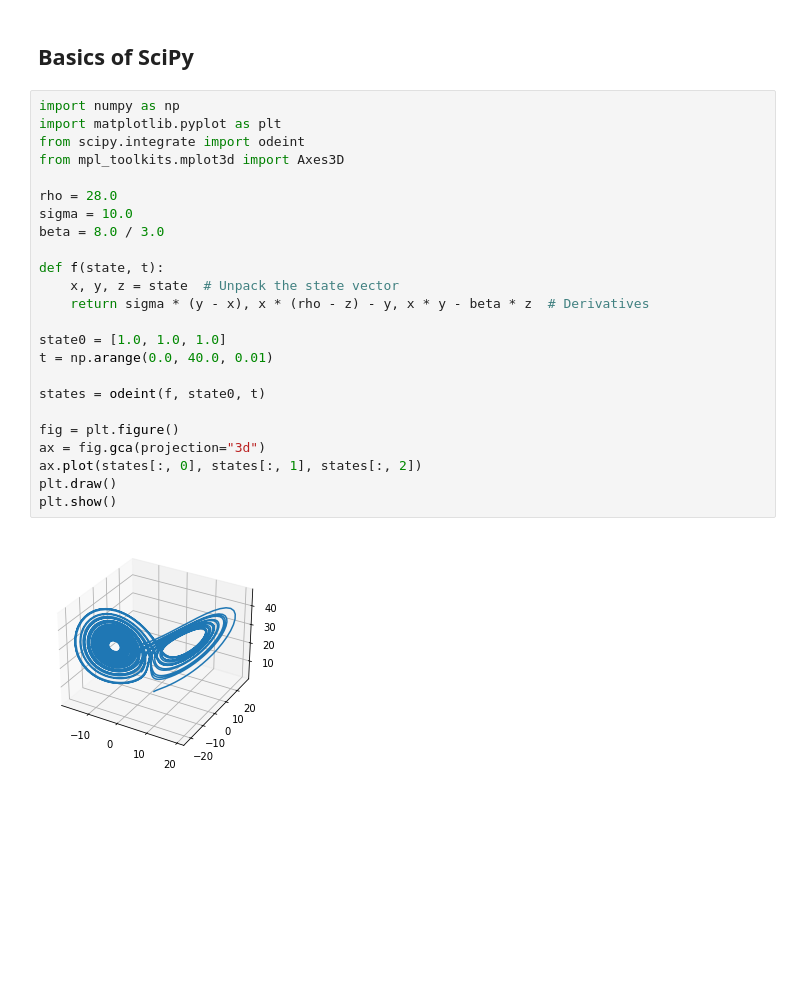
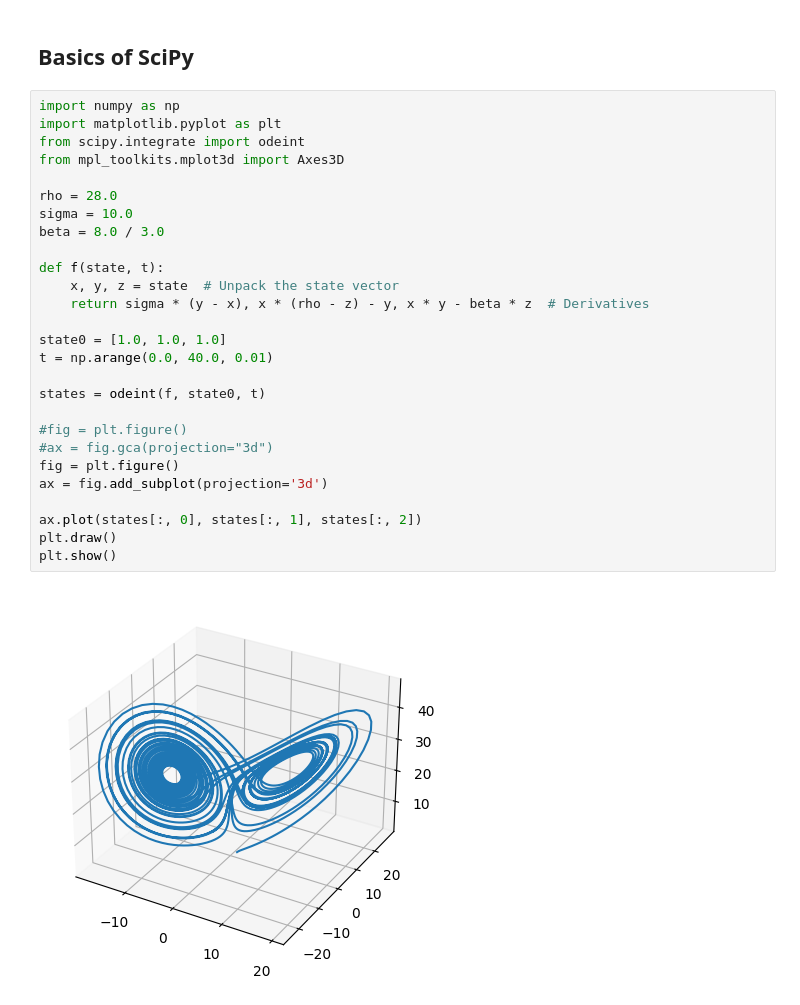
Before and after one commit to santiago-correa-89/PINNs_course, a Jupyter notebook: Curso/1-2/1-python_primer.ipynb, the cells around one changed output. Saved outputs shown, nothing was run; the diff lists cells and outputs as text; blank space fills up the shorter version.

```diff
--- a/Curso/1-2/1-python_primer.ipynb
+++ b/Curso/1-2/1-python_primer.ipynb
@@ -1442,26 +1475,29 @@ So remember this: ``and`` and ``or`` perform a single Boolean evaluation on an e
 # %%
 import numpy as np
 import matplotlib.pyplot as plt
 from scipy.integrate import odeint
 from mpl_toolkits.mplot3d import Axes3D
 
 rho = 28.0
 sigma = 10.0
 beta = 8.0 / 3.0
 
 def f(state, t):
     x, y, z = state  # Unpack the state vector
     return sigma * (y - x), x * (rho - z) - y, x * y - beta * z  # Derivatives
 
 state0 = [1.0, 1.0, 1.0]
 t = np.arange(0.0, 40.0, 0.01)
 
 states = odeint(f, state0, t)
 
+#fig = plt.figure()
+#ax = fig.gca(projection="3d")
 fig = plt.figure()
-ax = fig.gca(projection="3d")
+ax = fig.add_subplot(projection='3d')
+
 ax.plot(states[:, 0], states[:, 1], states[:, 2])
 plt.draw()
 plt.show()
 # %% [output]
-[figure, old version]
+[figure, new version]
```
Also changed, not shown: parts of 26 cells of this notebook, 2 other files.
